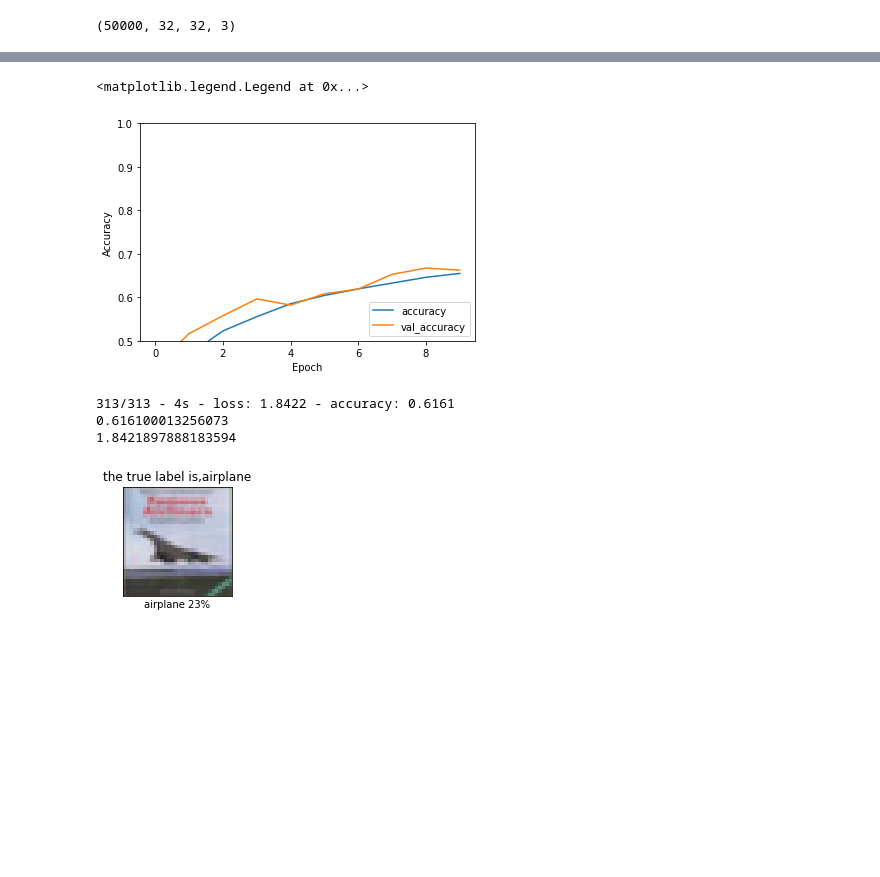
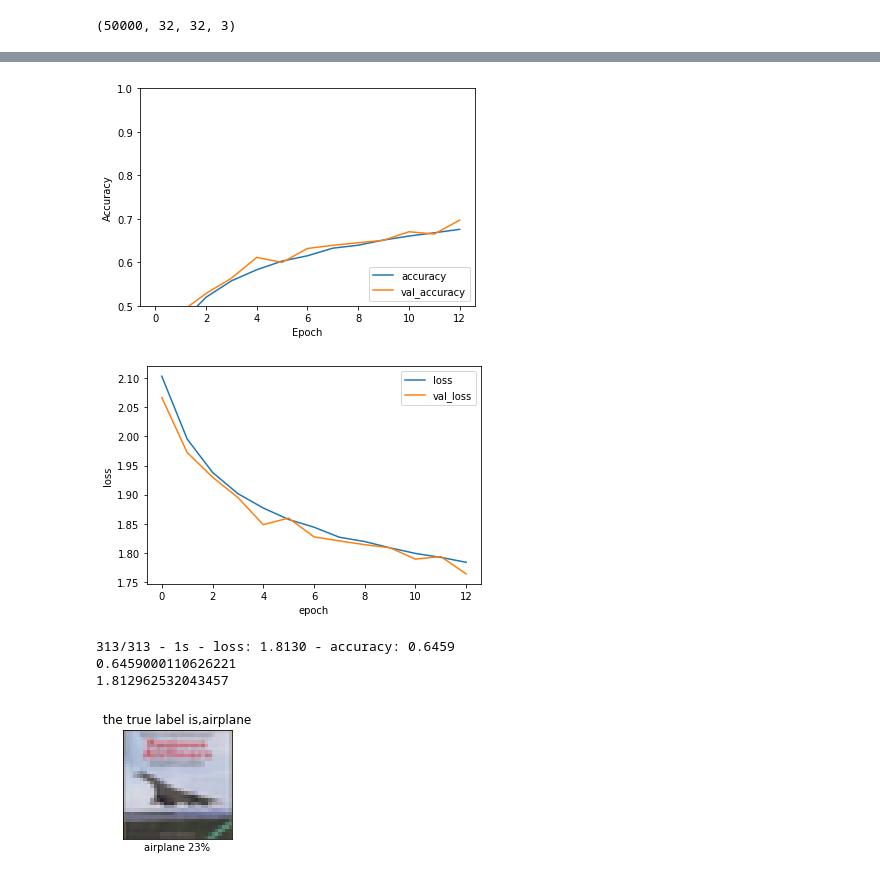
Before and after one commit to ritamsarkar2000/ML, a Jupyter notebook: image_classification_with_cnn.ipynb, the cells around one changed output, grey strips where cells are left out. Saved outputs shown, nothing was run; the diff lists cells and outputs as text; code cells hidden in the pictures; blank space fills up the shorter version.

```diff
--- a/image_classification_with_cnn.ipynb
+++ b/image_classification_with_cnn.ipynb
@@ -35,9 +51,9 @@ train_images.shape
 # %%
-model = models.Sequential([ layers.Conv2D(32, (3,3), activation='relu', input_shape= (32, 32, 3)),
-                           layers.MaxPooling2D((2,2)),
-                           layers.Conv2D(64, (3,3), activation='relu'),
-                           layers.MaxPooling2D((2,2)),
-                           layers.Conv2D(64, (3,3), activation='relu'),
+model = models.Sequential([layers.Conv2D(29, (3,3), activation='relu', input_shape=(32,32,3)),
+                           layers.MaxPooling2D(2,2),
+                           layers.Conv2D(58, (3,3), activation='relu'),
+                           layers.MaxPooling2D(2,2),
+                           layers.Conv2D(58, (3,3), activation='relu'),
 ])
 model.summary()
 # %% [output]
@@ -61,7 +77,7 @@ Non-trainable params: 0
 _________________________________________________________________
 # %%
 model.add(layers.Flatten())
-model.add(layers.Dense(64, activation='relu'))
+model.add(layers.Dense(58, activation='relu'))
 model.add(layers.Dense(10, activation='softmax'))
 
 model.summary()
@@ -89,6 +105,8 @@ _________________________________________________________________
 model.compile(optimizer='adam',
               loss = tf.keras.losses.SparseCategoricalCrossentropy(from_logits=True),
               metrics=['accuracy'])
-history = model.fit(train_images, train_labels, epochs=10,
+
+
+history = model.fit(train_images, train_labels, epochs=13,
                     validation_data=(train_images, train_labels))
 # %% [output]
@@ -115,21 +130,29 @@ Epoch 10/10
 # %%
 plt.plot(history.history['accuracy'], label='accuracy')
 plt.plot(history.history['val_accuracy'], label = 'val_accuracy')
 plt.xlabel('Epoch')
 plt.ylabel('Accuracy')
 plt.ylim([0.5, 1])
 plt.legend(loc='lower right')
+plt.show()
+
+plt.plot(history.history['loss'], label='loss')
+plt.plot(history.history['val_loss'], label = 'val_loss')
+plt.xlabel('epoch')
+plt.ylabel('loss')
+plt.legend(loc=0)
+plt.show()
 # %% [output]
-<matplotlib.legend.Legend at 0x...>
-[figure, old version]
+[figure, new version]
+[figure, added]
 # %%
 test_loss, test_acc = model.evaluate(test_images,  test_labels, verbose=2)
 print(test_acc)
 print(test_loss)
 # %% [output]
-313/313 - 4s - loss: 1.8422 - accuracy: 0.6161
-0.616100013256073
-1.8421897888183594
+313/313 - 1s - loss: 1.8130 - accuracy: 0.6459
+0.6459000110626221
+1.812962532043457
 # %%
 import numpy as np
 
```
Also changed, not shown: parts of 7 cells of this notebook.
